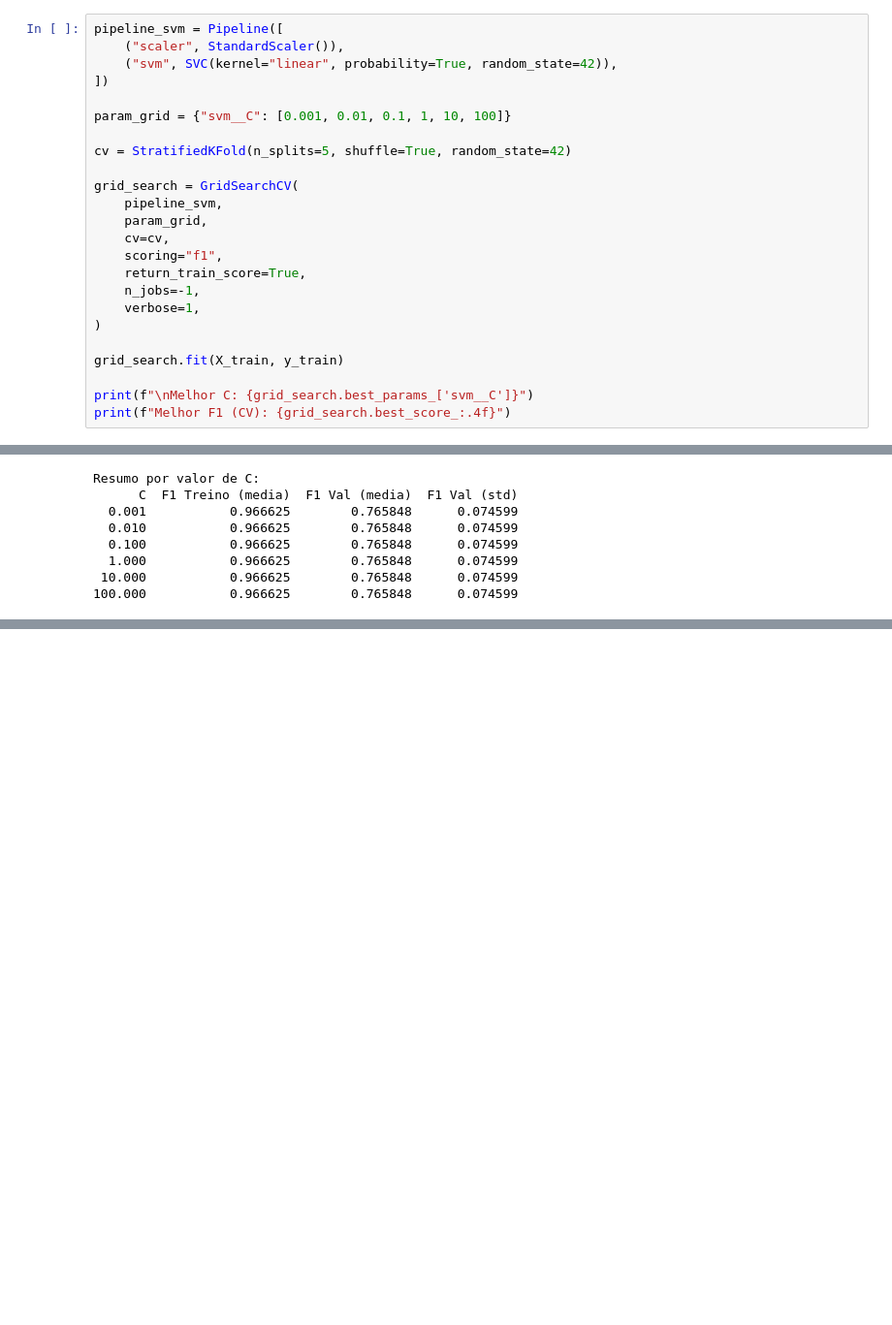
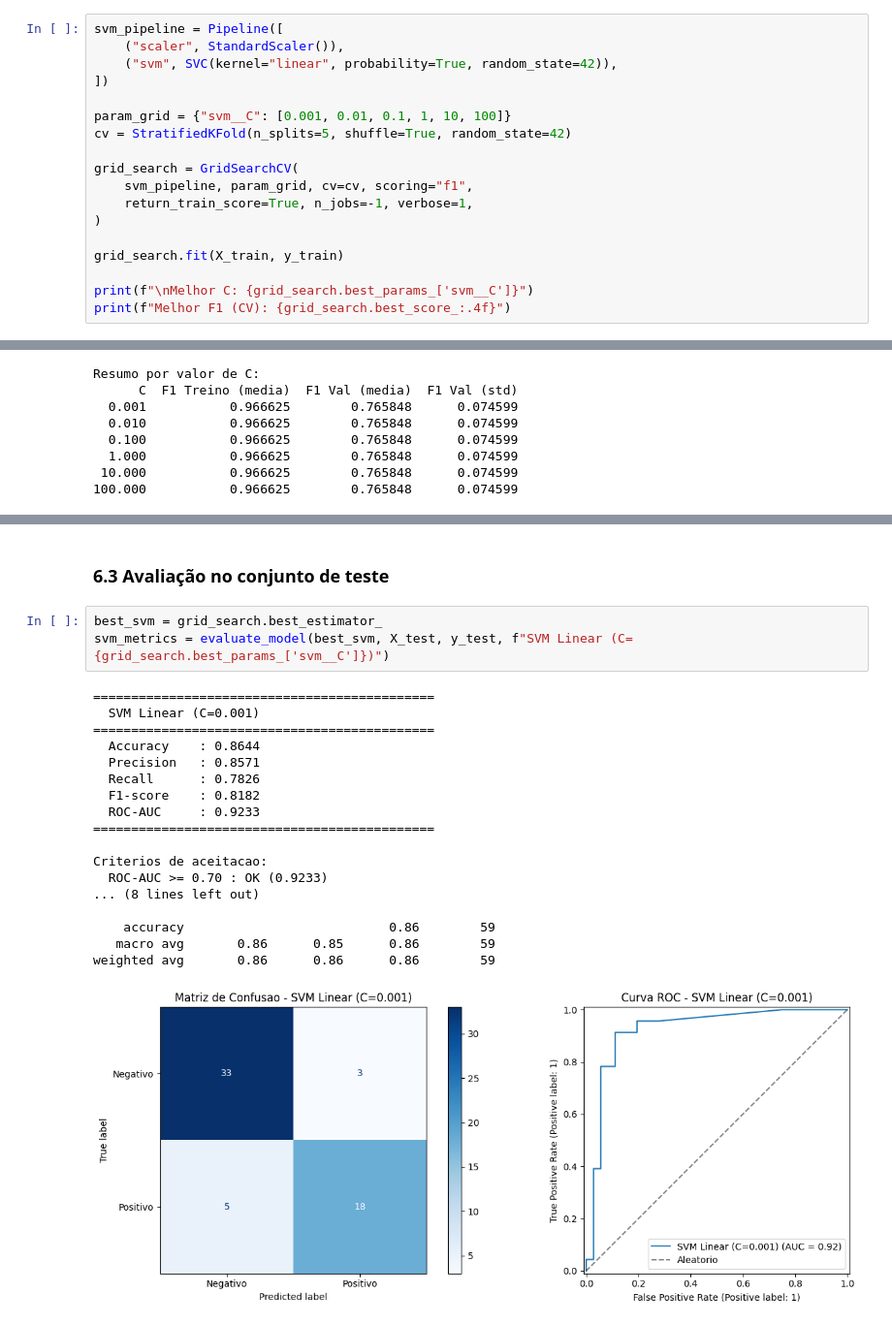
Before and after one commit to pedroauler12/SpectraAI, a Jupyter notebook: artefatos/a02_baseline_classico/a02_baseline_classico.ipynb, the cells around one changed output, grey strips where cells are left out. Shown at 97% size. Saved outputs shown, nothing was run; the diff lists cells and outputs as text; blank space fills up the shorter version.

```diff
--- a/artefatos/a02_baseline_classico/a02_baseline_classico.ipynb
+++ b/artefatos/a02_baseline_classico/a02_baseline_classico.ipynb
@@ -404,21 +211,15 @@ Construimos um pipeline `StandardScaler` + `SVC(kernel='linear')` e testamos dif
 # %%
-pipeline_svm = Pipeline([
+svm_pipeline = Pipeline([
     ("scaler", StandardScaler()),
     ("svm", SVC(kernel="linear", probability=True, random_state=42)),
 ])
 
 param_grid = {"svm__C": [0.001, 0.01, 0.1, 1, 10, 100]}
-
 cv = StratifiedKFold(n_splits=5, shuffle=True, random_state=42)
 
 grid_search = GridSearchCV(
-    pipeline_svm,
-    param_grid,
-    cv=cv,
-    scoring="f1",
-    return_train_score=True,
-    n_jobs=-1,
-    verbose=1,
+    svm_pipeline, param_grid, cv=cv, scoring="f1",
+    return_train_score=True, n_jobs=-1, verbose=1,
 )
 
 grid_search.fit(X_train, y_train)
@@ -558 +274,25 @@ plt.show()
+# %% [markdown]
+### 6.3 Avaliação no conjunto de teste
+# %%
+best_svm = grid_search.best_estimator_
+svm_metrics = evaluate_model(best_svm, X_test, y_test, f"SVM Linear (C={grid_search.best_params_['svm__C']})")
+# %% [output]
+=============================================
+  SVM Linear (C=0.001)
+=============================================
+  Accuracy    : 0.8644
+  Precision   : 0.8571
+  Recall      : 0.7826
+  F1-score    : 0.8182
+  ROC-AUC     : 0.9233
+=============================================
+
+Criterios de aceitacao:
+  ROC-AUC >= 0.70 : OK (0.9233)
+... (8 lines left out)
+
+    accuracy                           0.86        59
+   macro avg       0.86      0.85      0.86        59
+weighted avg       0.86      0.86      0.86        59
+[figure, added]
 # %% [markdown]
```
Also changed, not shown: parts of 51 cells of this notebook.
